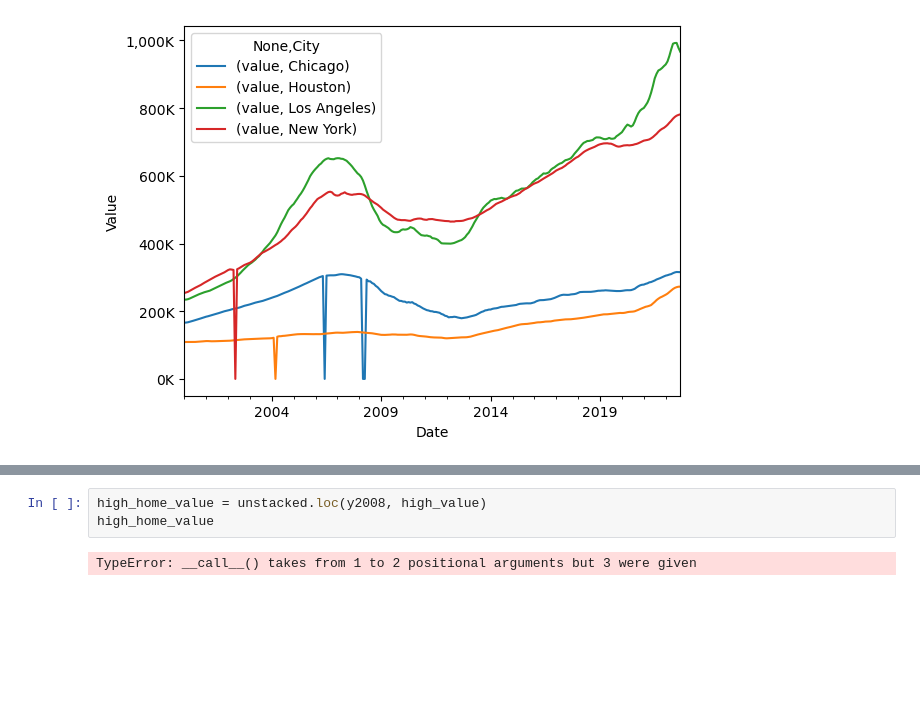
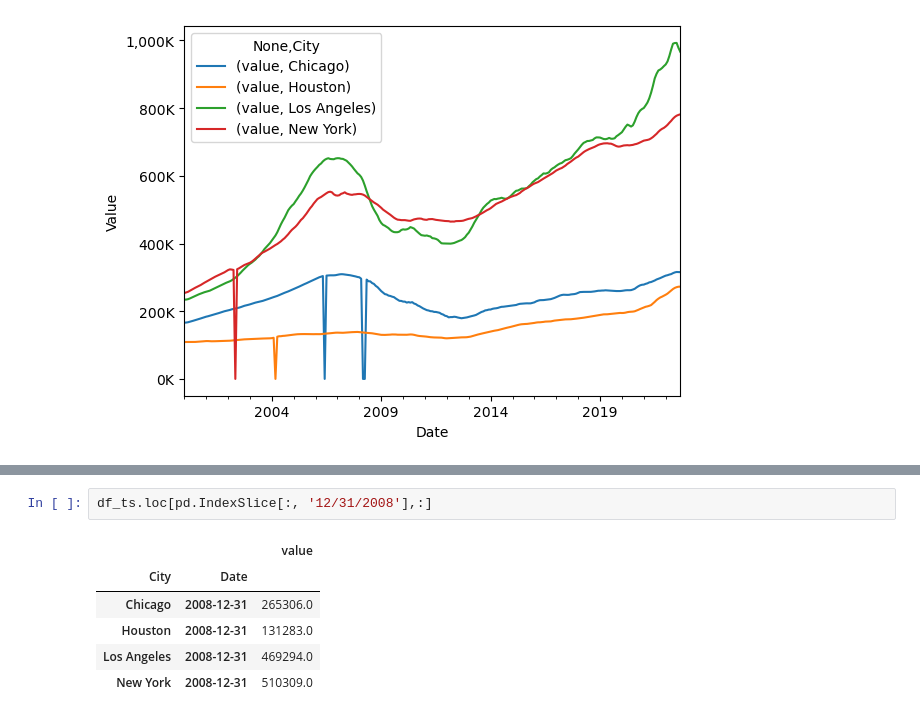
Before and after one commit to Luz-Dobbins/Week-18-Core, a Jupyter notebook: Core Preparing Time Series from Wide-Form Data.ipynb, the cells around one changed output, grey strips where cells are left out. Saved outputs shown, nothing was run; the diff lists cells and outputs as text; blank space fills up the shorter version.

```diff
--- a/Core Preparing Time Series from Wide-Form Data.ipynb
+++ b/Core Preparing Time Series from Wide-Form Data.ipynb
@@ -246,5 +215,9 @@ high_value
-# %%
-high_home_value = unstacked.loc(y2008, high_value)
-high_home_value
-# %% [output]
-TypeError: __call__() takes from 1 to 2 positional arguments but 3 were given
+# %%
+df_ts.loc[pd.IndexSlice[:, '12/31/2008'],:]
+# %% [output]
+|  |  | value |
+| City | Date |  |
+| Chicago | 2008-12-31 | 265306.0 |
+| Houston | 2008-12-31 | 131283.0 |
+| Los Angeles | 2008-12-31 | 469294.0 |
+| New York | 2008-12-31 | 510309.0 |
```
Also changed, not shown: parts of 6 cells of this notebook.
